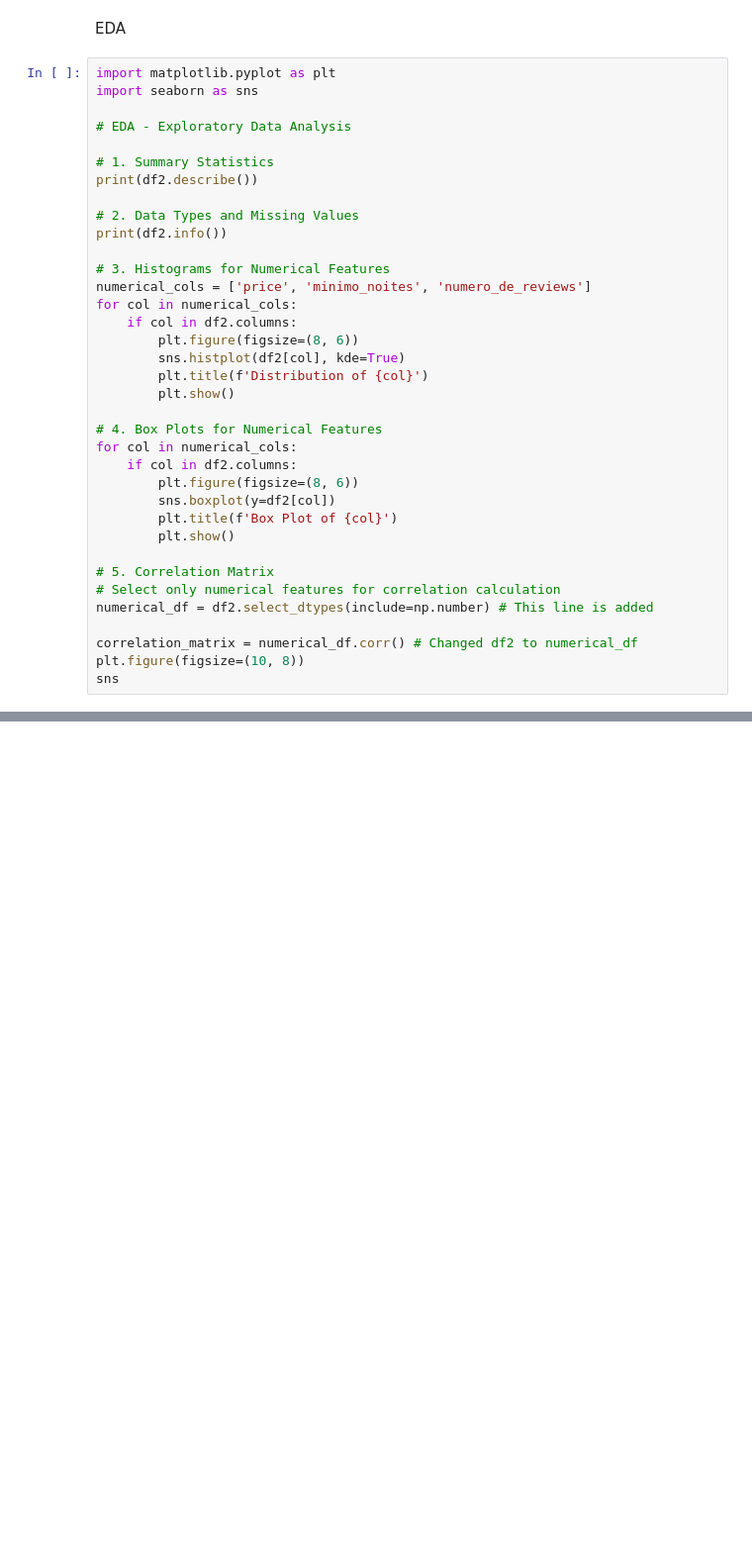
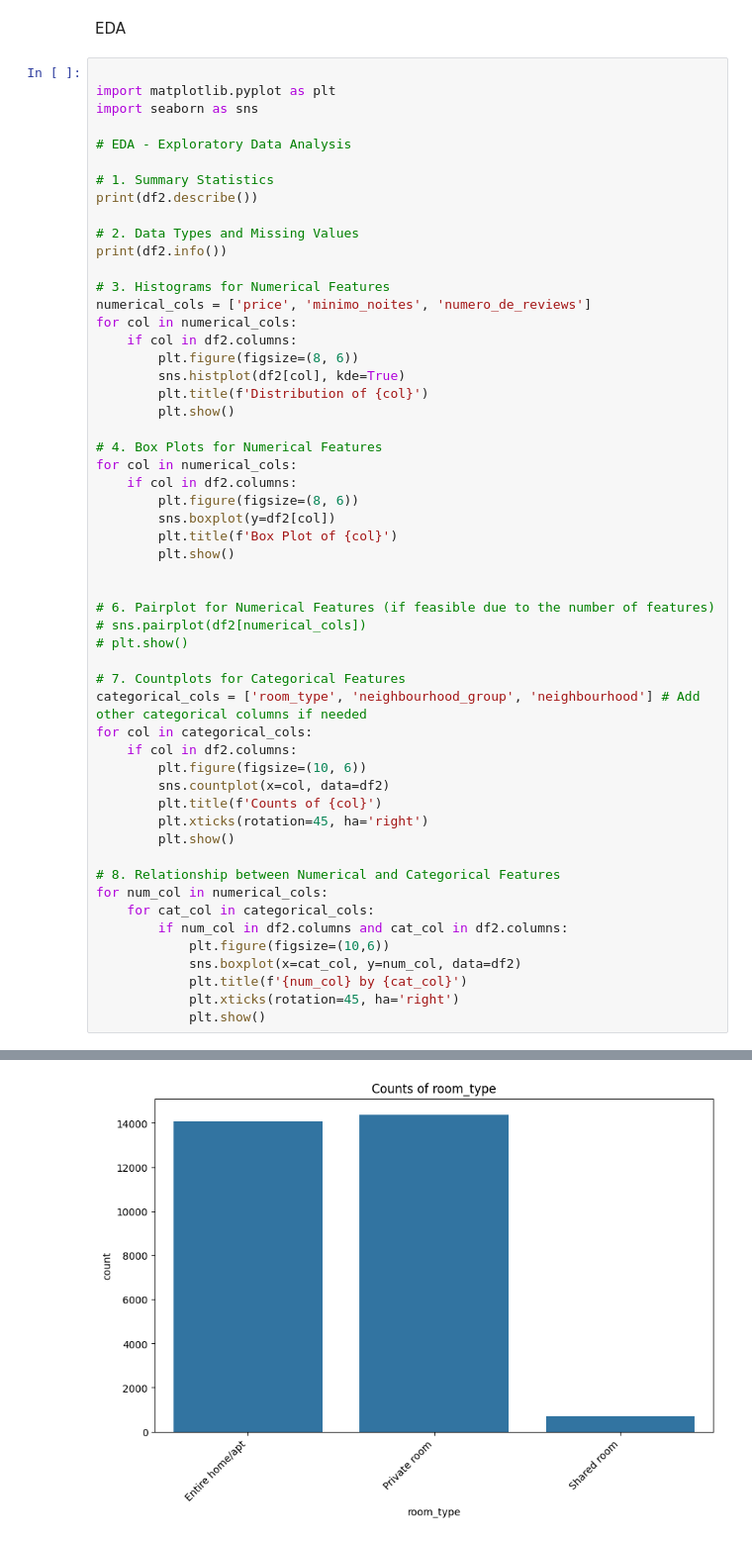
Before and after one commit to jeniferGoncalvesDaSilvaDev/LH_CD_Jenifer_Gon-alves_da_Silva, a Jupyter notebook: Cópia_de_Cópia_de_LH_CD_Jenifer_Gonçalves_da_silva.ipynb, the cells around one changed output, grey strips where cells are left out. Shown at 99% size. Cells and saved outputs as stored; diff of their text form; blank space fills up the shorter version.

```diff
--- a/Cópia_de_Cópia_de_LH_CD_Jenifer_Gonçalves_da_silva.ipynb
+++ b/Cópia_de_Cópia_de_LH_CD_Jenifer_Gonçalves_da_silva.ipynb
@@ -234,6 +234,7 @@ df2.shape
 # %% [markdown]
 EDA
 # %%
+
 import matplotlib.pyplot as plt
 import seaborn as sns
 
@@ -262,13 +263,30 @@ for col in numerical_cols:
         plt.title(f'Box Plot of {col}')
         plt.show()
 
-# 5. Correlation Matrix
-# Select only numerical features for correlation calculation
-numerical_df = df2.select_dtypes(include=np.number) # This line is added
 
-correlation_matrix = numerical_df.corr() # Changed df2 to numerical_df
-plt.figure(figsize=(10, 8))
-sns
+# 6. Pairplot for Numerical Features (if feasible due to the number of features)
+# sns.pairplot(df2[numerical_cols])
+# plt.show()
+
+# 7. Countplots for Categorical Features
+categorical_cols = ['room_type', 'neighbourhood_group', 'neighbourhood'] # Add other categorical columns if needed
+for col in categorical_cols:
+    if col in df2.columns:
+        plt.figure(figsize=(10, 6))
+        sns.countplot(x=col, data=df2)
+        plt.title(f'Counts of {col}')
+        plt.xticks(rotation=45, ha='right')
+        plt.show()
+
+# 8. Relationship between Numerical and Categorical Features
+for num_col in numerical_cols:
+    for cat_col in categorical_cols:
+        if num_col in df2.columns and cat_col in df2.columns:
+            plt.figure(figsize=(10,6))
+            sns.boxplot(x=cat_col, y=num_col, data=df2)
+            plt.title(f'{num_col} by {cat_col}')
+            plt.xticks(rotation=45, ha='right')
+            plt.show()
 # %% [output]
                  id       host_id     latitude     longitude         price  \
 count  2.916300e+04  2.916300e+04  29163.00000  29163.000000  29163.000000
@@ -297,0 +314 @@ None
+[figure, added]
```
Also changed, not shown: parts of 2 cells of this notebook.
